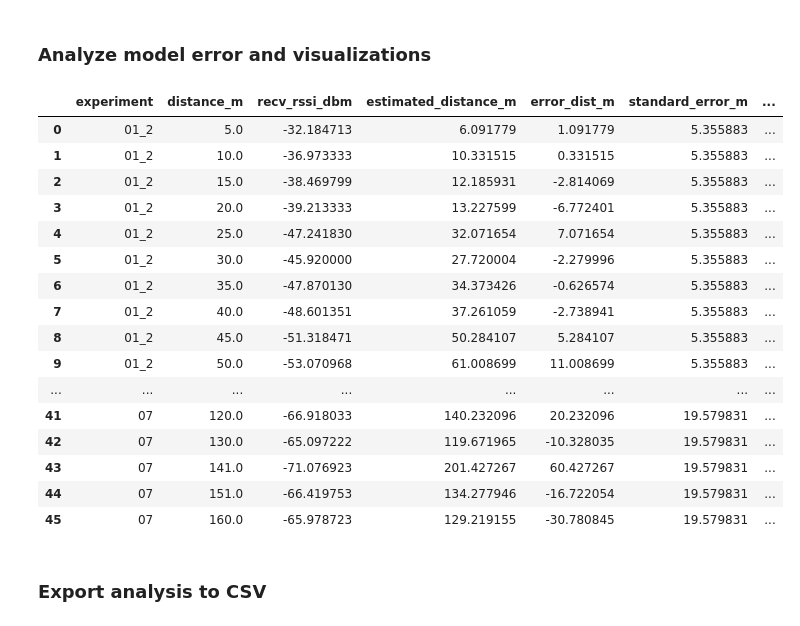
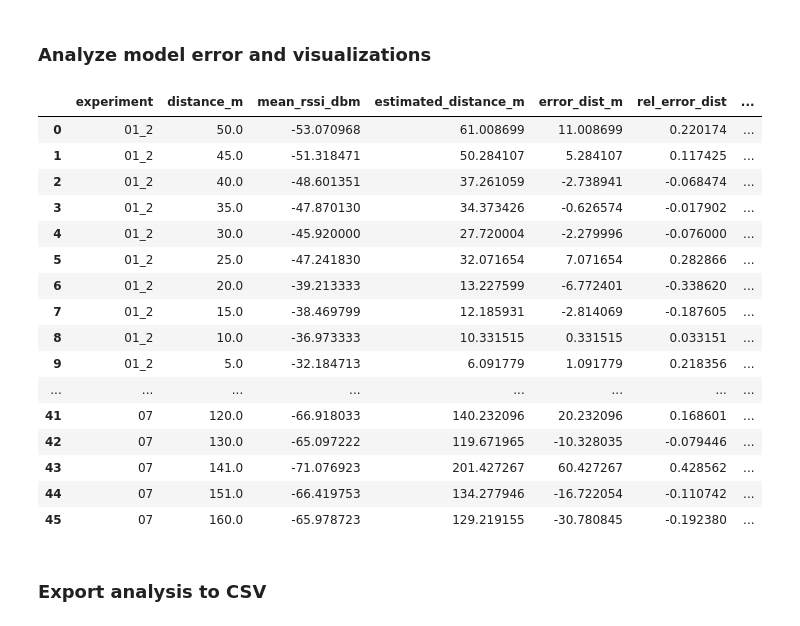
Before and after one commit to moseschmiedel/bachelor-thesis, a Jupyter notebook: notes/jupyter/bachelor-thesis.ipynb, the cells around one changed output. Drawn from its saved outputs; the diff is of its cells as text; code cells hidden in the pictures.

```diff
--- a/notes/jupyter/bachelor-thesis.ipynb
+++ b/notes/jupyter/bachelor-thesis.ipynb
@@ -406,12 +494,10 @@ DistMsg: Experiment=02_2, Distance=30.0, Timestamp=0001-01-01 00:00:08.608000, A
 DistMsg:
 # %% [markdown]
 ### Groupby experiment and calculate RSSI average
-# %%
-grouped1 = dist_df.groupby('experiment')
-
-dfs = []
-for experiment, group in grouped1:
-    grouped2 = group.groupby('distance_m', as_index=False)['recv_rssi_dbm'].mean(0)
-    grouped2.insert(0, 'experiment', experiment)
-    dfs.append(grouped2)
-agg_dist_df = pd.concat(dfs, ignore_index=True)
+# %%
+grouped = dist_df.groupby(['experiment', 'distance_m'], as_index=False)
+
+for pos, group in grouped:
+    dist_df.loc[(dist_df['experiment'] == pos[0]) & (dist_df['distance_m'] == pos[1]), 'mean_rssi_dbm'] = group['recv_rssi_dbm'].mean()
+
+dist_df
@@ -417,0 +520,3 @@ agg_dist_df = pd.concat(dfs, ignore_index=True)
+# %%
+agg_dist_df = dist_df[['experiment', 'distance_m', 'mean_rssi_dbm']].drop_duplicates().reset_index(drop=True)
+agg_dist_df
@@ -425,6 +548,11 @@ import math
 class LogModel:
     slope: np.float64
     intercept: np.float64
+    rel_error: np.float64
+    std_rel_error: np.float64
+
+    def error(self):
+        return self.rel_error + self.std_rel_error
 
 def log_normal_model(dists, rssis):
     """Calculate the log-normal model for a given set of distances and RSSI values"""
@@ -436,8 +564,8 @@ def log_normal_model(dists, rssis):
 models = {}
 
 for experiment, group in agg_dist_df.groupby('experiment'):
-    (slope, intercept) = log_normal_model(group['distance_m'], group['recv_rssi_dbm'])
-    models[experiment] = LogModel(slope, intercept)
+    (slope, intercept) = log_normal_model(group['distance_m'], group['mean_rssi_dbm'])
+    models[experiment] = LogModel(slope, intercept, 0.0, 0.0)
     print()
     print(f"experiment{experiment}")
     print(f"slope={slope}")
@@ -466,36 +601,44 @@ def rssi_to_distance(rssi: np.float64, experiment: str):
 # %% [markdown]
 ### Analyze model error and visualizations
 # %%
-agg_dist_df['estimated_distance_m'] = agg_dist_df.apply(lambda row: rssi_to_distance(row['recv_rssi_dbm'], row['experiment']), axis=1)
+agg_dist_df['estimated_distance_m'] = agg_dist_df.apply(lambda row: rssi_to_distance(row['mean_rssi_dbm'], row['experiment']), axis=1)
 agg_dist_df['error_dist_m'] = agg_dist_df['estimated_distance_m'] - agg_dist_df['distance_m']
+agg_dist_df['rel_error_dist'] = agg_dist_df['error_dist_m'] / agg_dist_df['distance_m']
 
 groupby_exp = agg_dist_df.groupby('experiment')
-mean_error_df = groupby_exp['error_dist_m'].std().rename('standard_error_m')
 max_error_df = groupby_exp['error_dist_m'].max().rename('max_error_m')
 min_error_df = groupby_exp['error_dist_m'].min().rename('min_error_m')
-agg_dist_df = pd.merge(agg_dist_df, mean_error_df, on="experiment", how="left")
+mean_rel_error_df = groupby_exp['rel_error_dist'].mean().rename('mean_rel_error')
+std_rel_error_df = groupby_exp['rel_error_dist'].std().rename('std_rel_error')
 agg_dist_df = pd.merge(agg_dist_df, max_error_df, on="experiment", how="left")
 agg_dist_df = pd.merge(agg_dist_df, min_error_df, on="experiment", how="left")
+agg_dist_df = pd.merge(agg_dist_df, std_rel_error_df, on="experiment", how="left")
+agg_dist_df = pd.merge(agg_dist_df, mean_rel_error_df, on="experiment", how="left")
+
+# store standardized relative error in models for later use
+for exp, m in models.items():
+    m.rel_error = agg_dist_df[agg_dist_df['experiment'] == exp]['mean_rel_error'].iloc[0]
+    m.std_rel_error = agg_dist_df[agg_dist_df['experiment'] == exp]['std_rel_error'].iloc[0]
 
 agg_dist_df
 # %% [output]
-|  | experiment | distance_m | recv_rssi_dbm | estimated_distance_m | error_dist_m | standard_error_m | ... |
-| 0 | 01_2 | 5.0 | -32.184713 | 6.091779 | 1.091779 | 5.355883 | ... |
-| 1 | 01_2 | 10.0 | -36.973333 | 10.331515 | 0.331515 | 5.355883 | ... |
-| 2 | 01_2 | 15.0 | -38.469799 | 12.185931 | -2.814069 | 5.355883 | ... |
-| 3 | 01_2 | 20.0 | -39.213333 | 13.227599 | -6.772401 | 5.355883 | ... |
-| 4 | 01_2 | 25.0 | -47.241830 | 32.071654 | 7.071654 | 5.355883 | ... |
-| 5 | 01_2 | 30.0 | -45.920000 | 27.720004 | -2.279996 | 5.355883 | ... |
-| 6 | 01_2 | 35.0 | -47.870130 | 34.373426 | -0.626574 | 5.355883 | ... |
-| 7 | 01_2 | 40.0 | -48.601351 | 37.261059 | -2.738941 | 5.355883 | ... |
-| 8 | 01_2 | 45.0 | -51.318471 | 50.284107 | 5.284107 | 5.355883 | ... |
-| 9 | 01_2 | 50.0 | -53.070968 | 61.008699 | 11.008699 | 5.355883 | ... |
+|  | experiment | distance_m | mean_rssi_dbm | estimated_distance_m | error_dist_m | rel_error_dist | ... |
+| 0 | 01_2 | 50.0 | -53.070968 | 61.008699 | 11.008699 | 0.220174 | ... |
+| 1 | 01_2 | 45.0 | -51.318471 | 50.284107 | 5.284107 | 0.117425 | ... |
+| 2 | 01_2 | 40.0 | -48.601351 | 37.261059 | -2.738941 | -0.068474 | ... |
+| 3 | 01_2 | 35.0 | -47.870130 | 34.373426 | -0.626574 | -0.017902 | ... |
+| 4 | 01_2 | 30.0 | -45.920000 | 27.720004 | -2.279996 | -0.076000 | ... |
+| 5 | 01_2 | 25.0 | -47.241830 | 32.071654 | 7.071654 | 0.282866 | ... |
+| 6 | 01_2 | 20.0 | -39.213333 | 13.227599 | -6.772401 | -0.338620 | ... |
+| 7 | 01_2 | 15.0 | -38.469799 | 12.185931 | -2.814069 | -0.187605 | ... |
+| 8 | 01_2 | 10.0 | -36.973333 | 10.331515 | 0.331515 | 0.033151 | ... |
+| 9 | 01_2 | 5.0 | -32.184713 | 6.091779 | 1.091779 | 0.218356 | ... |
 | ... | ... | ... | ... | ... | ... | ... | ... |
-| 41 | 07 | 120.0 | -66.918033 | 140.232096 | 20.232096 | 19.579831 | ... |
-| 42 | 07 | 130.0 | -65.097222 | 119.671965 | -10.328035 | 19.579831 | ... |
-| 43 | 07 | 141.0 | -71.076923 | 201.427267 | 60.427267 | 19.579831 | ... |
-| 44 | 07 | 151.0 | -66.419753 | 134.277946 | -16.722054 | 19.579831 | ... |
-| 45 | 07 | 160.0 | -65.978723 | 129.219155 | -30.780845 | 19.579831 | ... |
+| 41 | 07 | 120.0 | -66.918033 | 140.232096 | 20.232096 | 0.168601 | ... |
+| 42 | 07 | 130.0 | -65.097222 | 119.671965 | -10.328035 | -0.079446 | ... |
+| 43 | 07 | 141.0 | -71.076923 | 201.427267 | 60.427267 | 0.428562 | ... |
+| 44 | 07 | 151.0 | -66.419753 | 134.277946 | -16.722054 | -0.110742 | ... |
+| 45 | 07 | 160.0 | -65.978723 | 129.219155 | -30.780845 | -0.192380 | ... |
 # %% [markdown]
 ### Export analysis to CSV
 # %%
```
Also changed, not shown: parts of 26 cells of this notebook, 32 other files.
